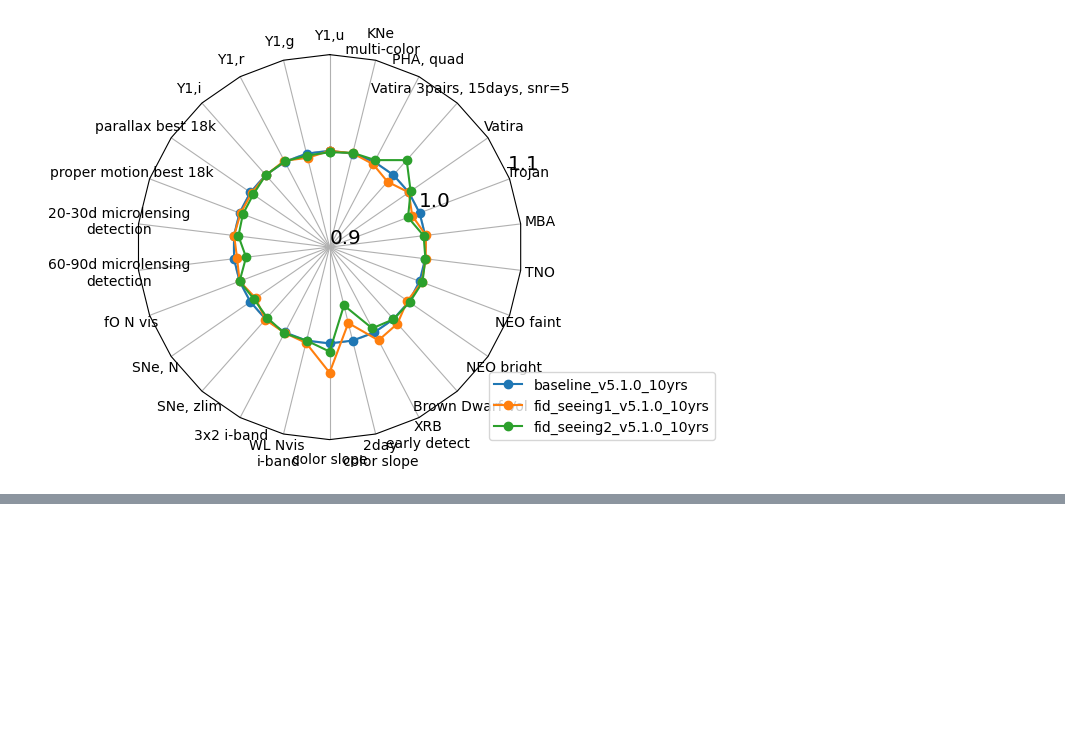
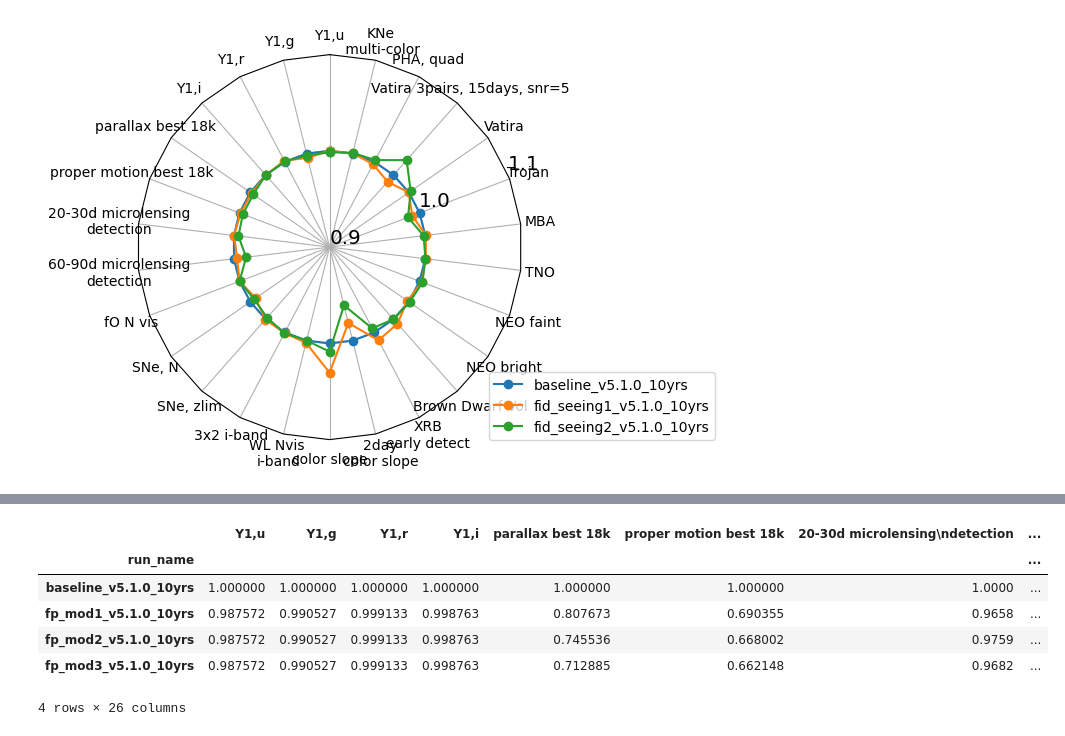
Before and after one commit to lsst-sims/sims_featureScheduler_runs5.1, a Jupyter notebook: maf/quick_look.ipynb, the cells around one changed output, grey strips where cells are left out. Cells and saved outputs as stored; diff of their text form; code cells hidden in the pictures; blank space fills up the shorter version.

```diff
--- a/maf/quick_look.ipynb
+++ b/maf/quick_look.ipynb
@@ -260,3 +269,13 @@ fig, ax = radar(ndata, legend=True, rgrids=[0.9, 1.0, 1.1], bbox_to_anchor=(1.5,
+# %%
+ndata
+# %% [output]
+|  | Y1,u | Y1,g | Y1,r | Y1,i | parallax best 18k | proper motion best 18k | 20-30d microlensing\ndetection | ... |
+| run_name |  |  |  |  |  |  |  | ... |
+| baseline_v5.1.0_10yrs | 1.000000 | 1.000000 | 1.000000 | 1.000000 | 1.000000 | 1.000000 | 1.0000 | ... |
+| fp_mod1_v5.1.0_10yrs | 0.987572 | 0.990527 | 0.999133 | 0.998763 | 0.807673 | 0.690355 | 0.9658 | ... |
+| fp_mod2_v5.1.0_10yrs | 0.987572 | 0.990527 | 0.999133 | 0.998763 | 0.745536 | 0.668002 | 0.9759 | ... |
+| fp_mod3_v5.1.0_10yrs | 0.987572 | 0.990527 | 0.999133 | 0.998763 | 0.712885 | 0.662148 | 0.9682 | ... |
+4 rows × 26 columns
 # %%
 times = ['retro_baseline_v2.0_10yrs', 'baseline_v2.0_10yrs', 'baseline_v2.1_10yrs', 'baseline_v2.2_10yrs',
         'baseline_v3.0_10yrs',  'baseline_v3.2_10yrs', 'baseline_v3.3_10yrs', 'baseline_v3.4_10yrs',
```
Also changed, not shown: parts of 3 cells of this notebook, 5 other files.
